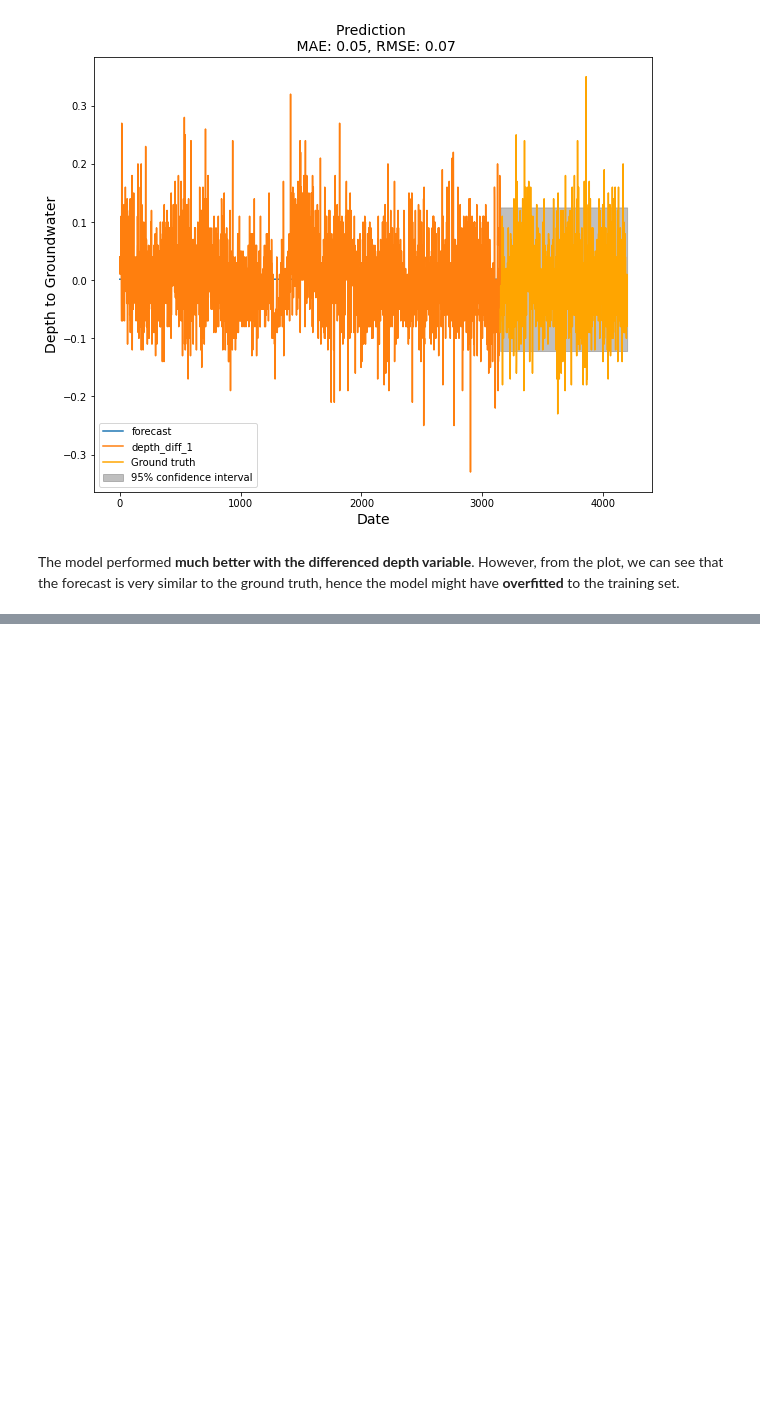
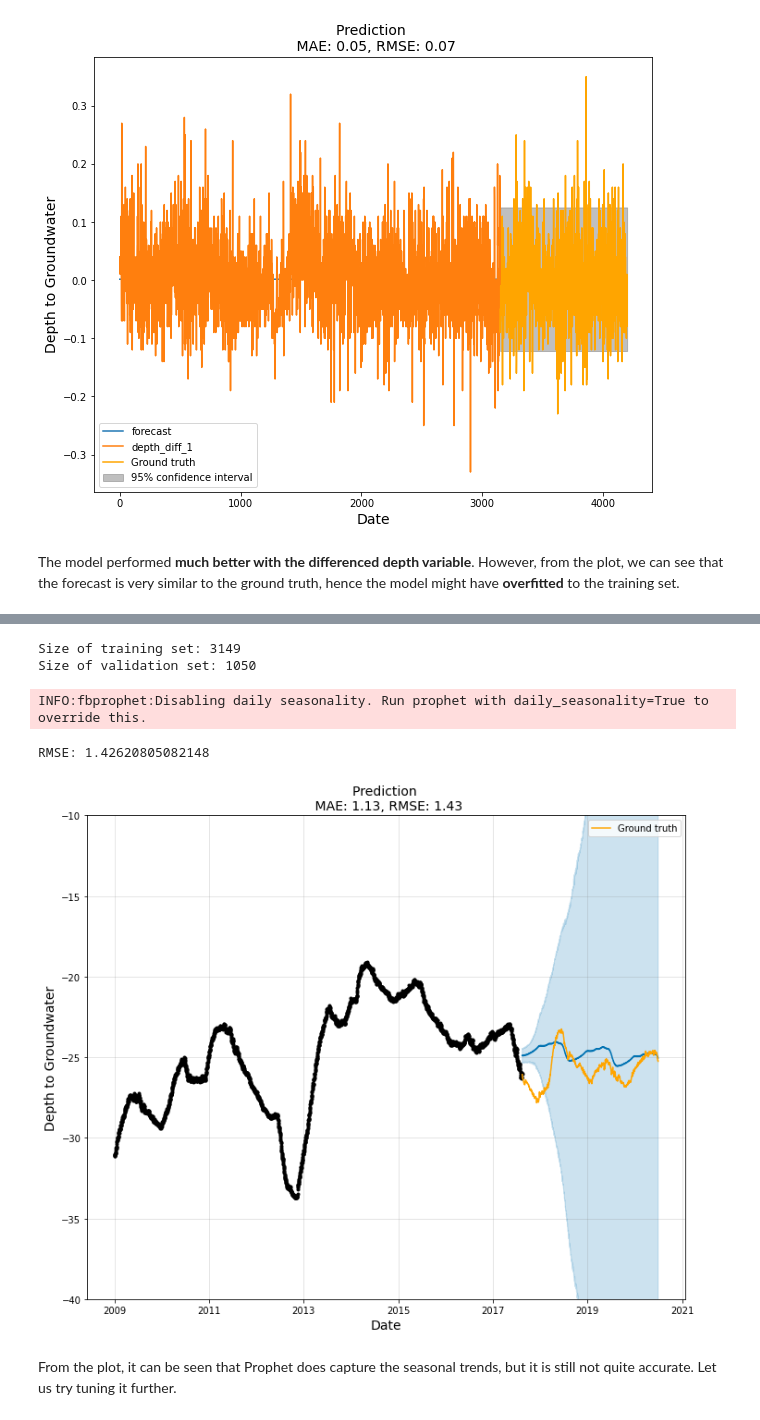
Before and after one commit to bkleck/WaterAnalytics, a Jupyter notebook: machine_learning.ipynb, the cells around one changed output, grey strips where cells are left out. Drawn from its saved outputs; the diff is of its cells as text; code cells hidden in the pictures; blank space fills up the shorter version.

Commit message:
first prophet done

```diff
--- a/machine_learning.ipynb
+++ b/machine_learning.ipynb
@@ -174,0 +187,51 @@ The model performed **much better with the differenced depth variable**. However
+# %%
+# since it supports seasonality, we will use the raw depth data (without differencing)
+
+from fbprophet import Prophet
+
+train_size = int(0.75 * len(df))
+test_size = len(df) - train_size
+
+univariate_df = df[['date', 'depth_p25']].copy()
+univariate_df.columns = ['ds', 'y'] # required by Prophet
+univariate_df['ds'] = pd.to_datetime(univariate_df['ds'])
+
+train = univariate_df.iloc[:train_size, :]
+
+x_train, y_train = pd.DataFrame(univariate_df.iloc[:train_size, 0]), pd.DataFrame(univariate_df.iloc[:train_size, 1])
+x_valid, y_valid = pd.DataFrame(univariate_df.iloc[train_size:, 0]), pd.DataFrame(univariate_df.iloc[train_size:, 1])
+
+print(f"Size of training set: {len(train)}")
+print(f'Size of validation set: {len(x_valid)}')
+# %% [output]
+Size of training set: 3149
+Size of validation set: 1050
+# %%
+model = Prophet()
+model.fit(train)
+y_pred = model.predict(x_valid)
+
+score_mae = mean_absolute_error(y_valid, y_pred.tail(test_size)['yhat'])
+score_rmse = math.sqrt(mean_squared_error(y_valid, y_pred.tail(test_size)['yhat']))
+
+print('RMSE: {}'.format(score_rmse))
+# %% [output]
+INFO:fbprophet:Disabling daily seasonality. Run prophet with daily_seasonality=True to override this.
+RMSE: 1.42620805082148
+# %%
+# Plot the forecast
+f, ax = plt.subplots(1, figsize=(10, 8))
+
+model.plot(y_pred, ax=ax)
+sns.lineplot(x=x_valid['ds'], y=y_valid['y'], ax=ax, color='orange', label='Ground truth') #navajowhite
+
+ax.set_title(f'Prediction \n MAE: {score_mae:.2f}, RMSE: {score_rmse:.2f}', fontsize=14)
+ax.set_xlabel(xlabel='Date', fontsize=14)
+ax.set_ylabel(ylabel='Depth to Groundwater', fontsize=14)
+ax.set_ylim([-40, -10])
+
+plt.show()
+# %% [output]
+[figure, added]
+# %% [markdown]
+From the plot, it can be seen that Prophet does capture the seasonal trends, but it is still not quite accurate. Let us try tuning it further.
```
Also changed, not shown: parts of 3 cells of this notebook.
